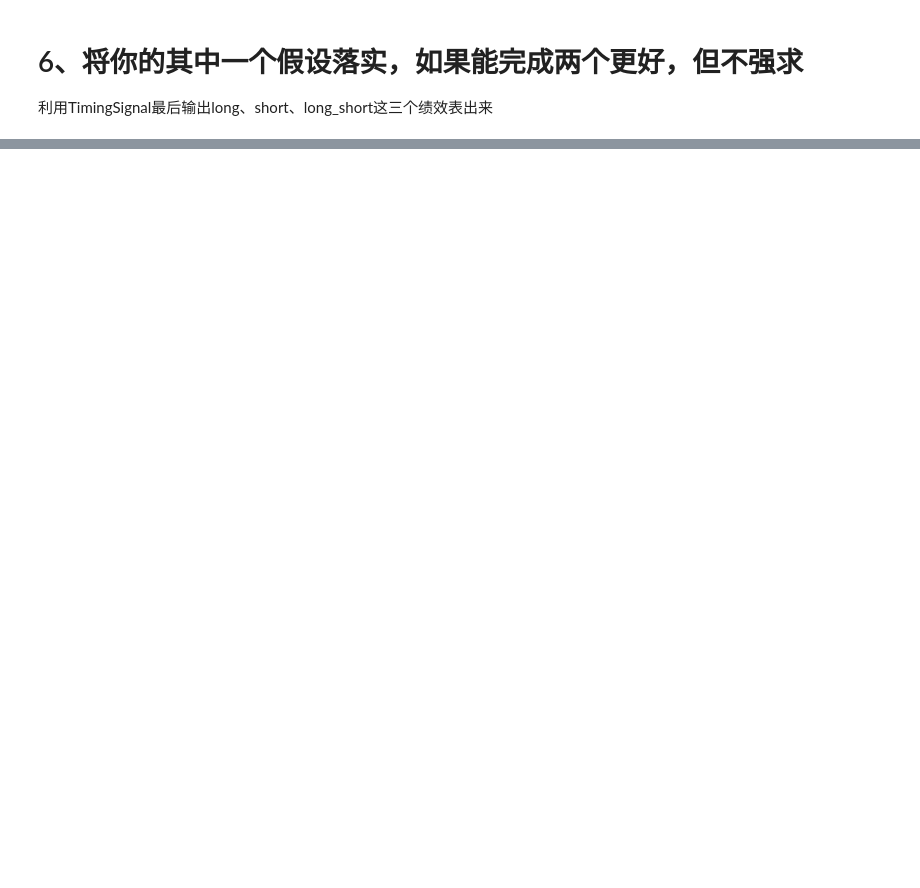
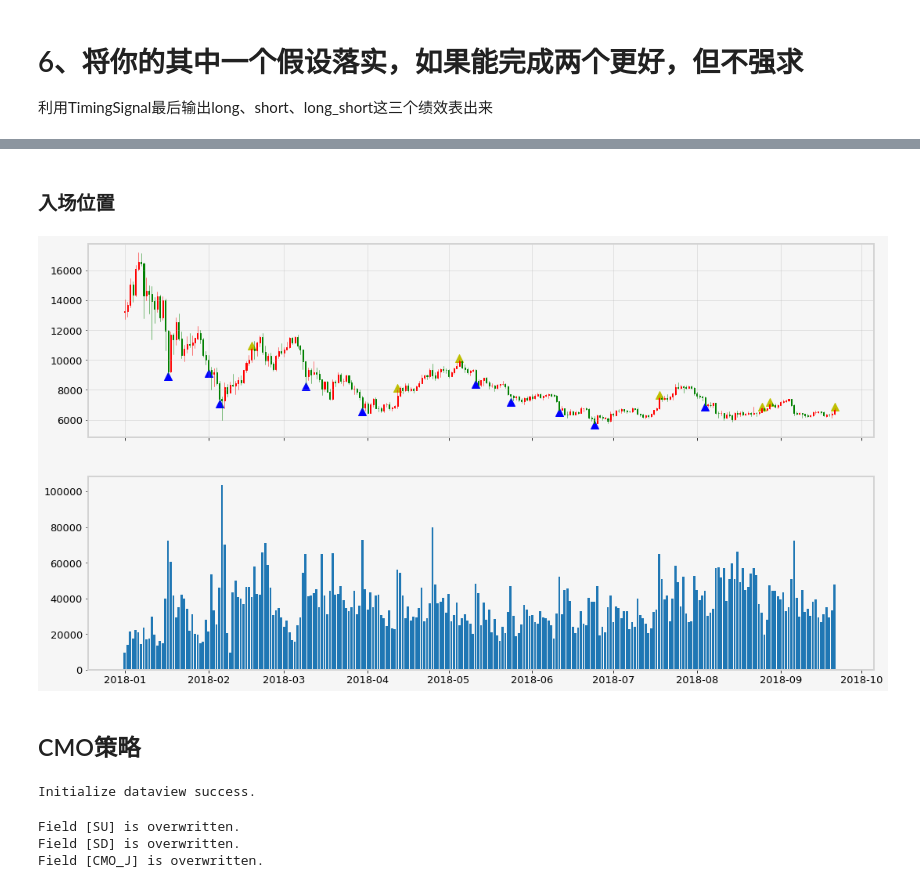
Before and after one commit to lqiqiqi/OFO_homework, a Jupyter notebook: 数据获取与因子绩效试题.ipynb, the cells around one changed output, grey strips where cells are left out. Drawn from its saved outputs; the diff is of its cells as text; code cells hidden in the pictures; blank space fills up the shorter version.

```diff
--- a/数据获取与因子绩效试题.ipynb
+++ b/数据获取与因子绩效试题.ipynb
@@ -352,0 +499,49 @@ draw_candle(BollDown_j.iloc[:,0], BollUp_j.iloc[:, 0], MA_j.iloc[:, 0])
+# %%
+
+long = dv.get_ts('long', date_type='datetime')
+short = dv.get_ts('short', date_type='datetime')
+# %% [markdown]
+### 入场位置
+# %%
+import matplotlib.pyplot as plt
+import mpl_finance as mpf
+
+def draw_candle(candle, scatterX, scatterY, scatterX2, scatterY2):
+    fig, (ax, ax1) = plt.subplots(2,1,sharex=True, figsize=(18,10))
+    ax.grid(True)
+    mpf.candlestick_ohlc(ax, candle, width=0.3, colorup='r', colordown='g',alpha=1.0)
+    ax.scatter(scatterX, scatterY, color='b', s=100, marker='^')
+    ax.scatter(scatterX2, scatterY2, color='y', s=100, marker='^')
+    ax.xaxis_date ()
+    ax1.bar(data.index, data.volume)
+    plt.show()
+
+
+from matplotlib.pylab import date2num
+data = Time_dict.set_index('datetime')
+data['candleTime'] = list(map(date2num, data.index))
+candle = data.reindex_axis(["candleTime", "open", "high", "low", "close"], 1).values
+
+Boll_X = long[long['BTCUSDT:binance']==2].index
+Boll_Y = data.loc[Boll_X,'low']-100
+
+Boll_X2 = short[short['BTCUSDT:binance']==-2].index
+Boll_Y2 = data.loc[Boll_X2,'high']+100
+
+draw_candle(candle, Boll_X, Boll_Y, Boll_X2, Boll_Y2)
+# %% [output]
+[figure, added]
+# %% [markdown]
+ ## CMO策略
+# %%
+dv.create_init_dv(Time_dict.dropna().set_index(["trade_date","symbol"]))
+# %% [output]
+Initialize dataview success.
+# %%
+dv.add_formula('SU', "Ts_Sum(If(Delta(close,1)>0,close-Delay(close, 1),0),20)" , add_data=True)
+dv.add_formula('SD', "Ts_Sum(If(Delta(close,1)<0,Delay(close, 1)-close,0),20)", add_data=True)
+CMO_J = dv.add_formula('CMO_J', "(SU-SD)/(SU+SD)*100", add_data=True)
+# %% [output]
+Field [SU] is overwritten.
+Field [SD] is overwritten.
+Field [CMO_J] is overwritten.
```
Also changed, not shown: parts of 31 cells of this notebook.
